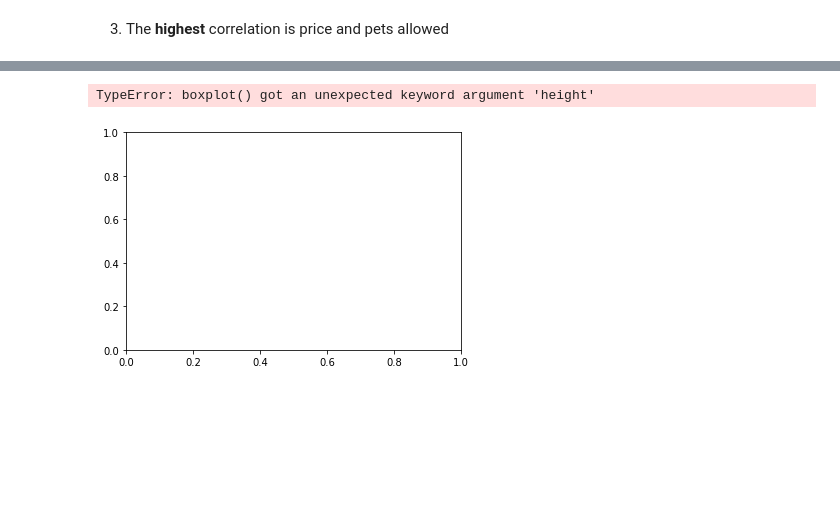
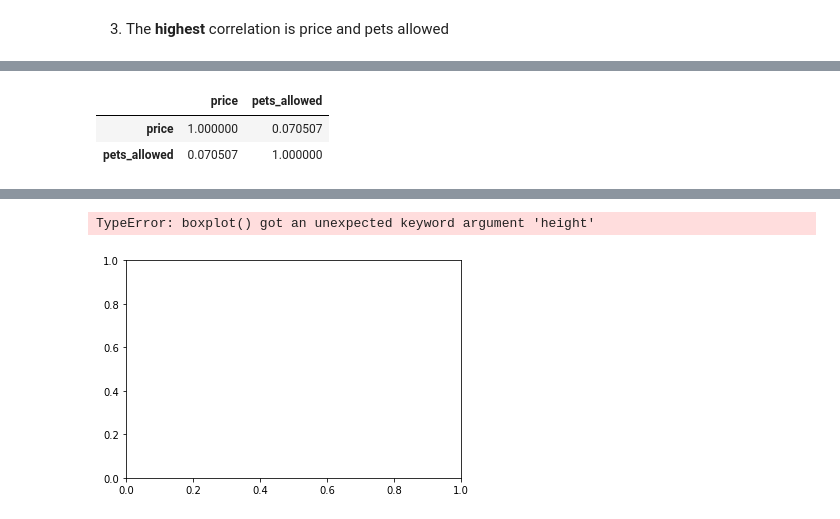
Before and after one commit to marinarte/EDA-test-, a Jupyter notebook: Untitled.ipynb, the cells around one changed output, grey strips where cells are left out. Saved outputs shown, nothing was run; the diff lists cells and outputs as text; code cells hidden in the pictures; blank space fills up the shorter version.

```diff
--- a/Untitled.ipynb
+++ b/Untitled.ipynb
@@ -84,0 +174,6 @@ data[('property_type'== 'Condominium')].value_counts()
+# %%
+data[['price', 'pets_allowed', 'property_type']].corr()
+# %% [output]
+|  | price | pets_allowed |
+| price | 1.000000 | 0.070507 |
+| pets_allowed | 0.070507 | 1.000000 |
```
Also changed, not shown: parts of 16 cells of this notebook.
